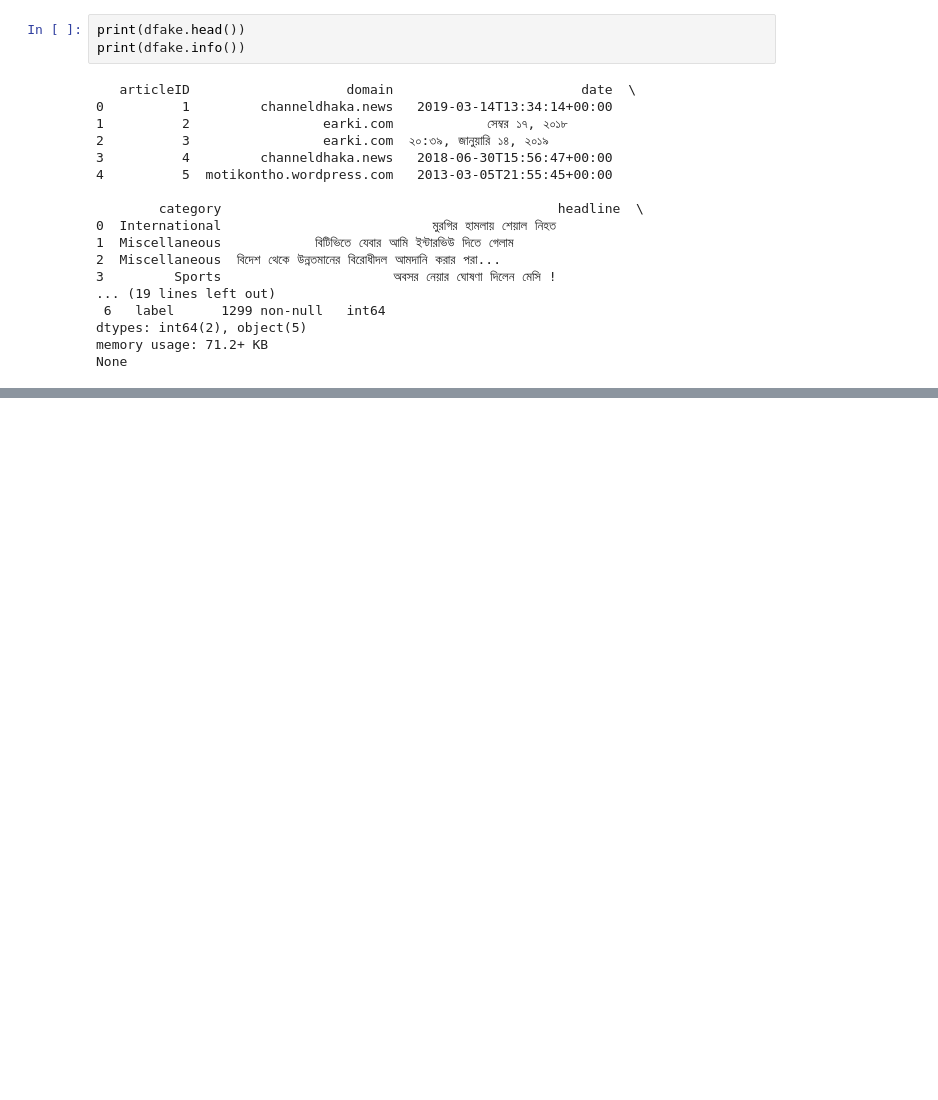
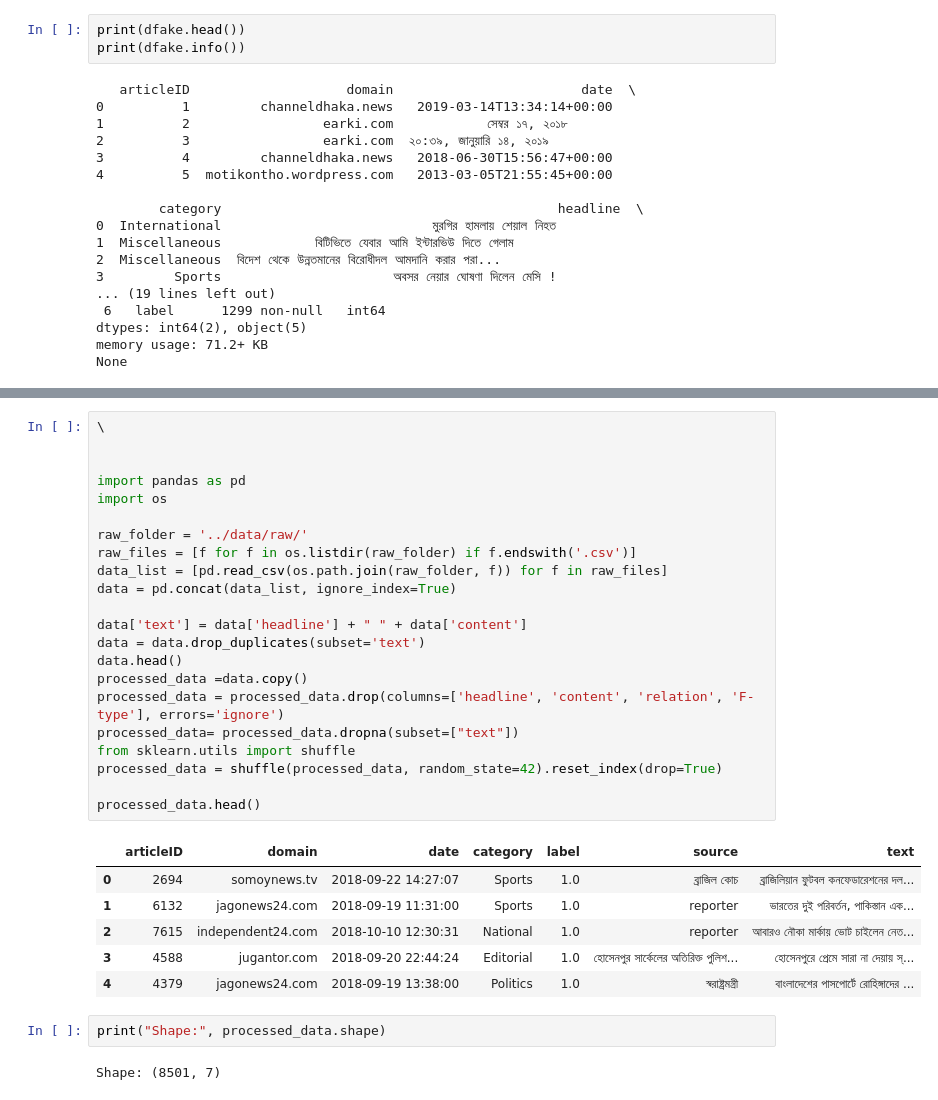
Before and after one commit to habibaalam/Bangla-Fake-News-Detection, a Jupyter notebook: notebook/load_data.ipynb, the cells around one changed output, grey strips where cells are left out. Drawn from its saved outputs; the diff is of its cells as text; blank space fills up the shorter version.

```diff
--- a/notebook/load_data.ipynb
+++ b/notebook/load_data.ipynb
@@ -83,0 +145,33 @@ data.tail()
+# %%
+\
+
+
+import pandas as pd
+import os
+
+raw_folder = '../data/raw/'
+raw_files = [f for f in os.listdir(raw_folder) if f.endswith('.csv')]
+data_list = [pd.read_csv(os.path.join(raw_folder, f)) for f in raw_files]
+data = pd.concat(data_list, ignore_index=True)
+
+data['text'] = data['headline'] + " " + data['content']
+data = data.drop_duplicates(subset='text')
+data.head()
+processed_data =data.copy()
+processed_data = processed_data.drop(columns=['headline', 'content', 'relation', 'F-type'], errors='ignore')
+processed_data= processed_data.dropna(subset=["text"])
+from sklearn.utils import shuffle
+processed_data = shuffle(processed_data, random_state=42).reset_index(drop=True)
+
+processed_data.head()
+# %% [output]
+|  | articleID | domain | date | category | label | source | text |
+| 0 | 2694 | somoynews.tv | 2018-09-22 14:27:07 | Sports | 1.0 | ব্রাজিল কোচ | ব্রাজিলিয়ান ফুটবল কনফেডারেশনের দল... |
+| 1 | 6132 | jagonews24.com | 2018-09-19 11:31:00 | Sports | 1.0 | reporter | ভারতের দুই পরিবর্তন, পাকিস্তান এক... |
+| 2 | 7615 | independent24.com | 2018-10-10 12:30:31 | National | 1.0 | reporter | আবারও নৌকা মার্কায় ভোট চাইলেন নেত... |
+| 3 | 4588 | jugantor.com | 2018-09-20 22:44:24 | Editorial | 1.0 | হোসেনপুর সার্কেলের অতিরিক্ত পুলিশ... | হোসেনপুরে প্রেমে সারা না দেয়ায় স্... |
+| 4 | 4379 | jagonews24.com | 2018-09-19 13:38:00 | Politics | 1.0 | স্বরাষ্ট্রমন্ত্রী | বাংলাদেশের পাসপোর্টে রোহিঙ্গাদের ... |
+# %%
+print("Shape:", processed_data.shape)
+# %% [output]
+Shape: (8501, 7)
```
Also changed, not shown: parts of 12 cells of this notebook.
